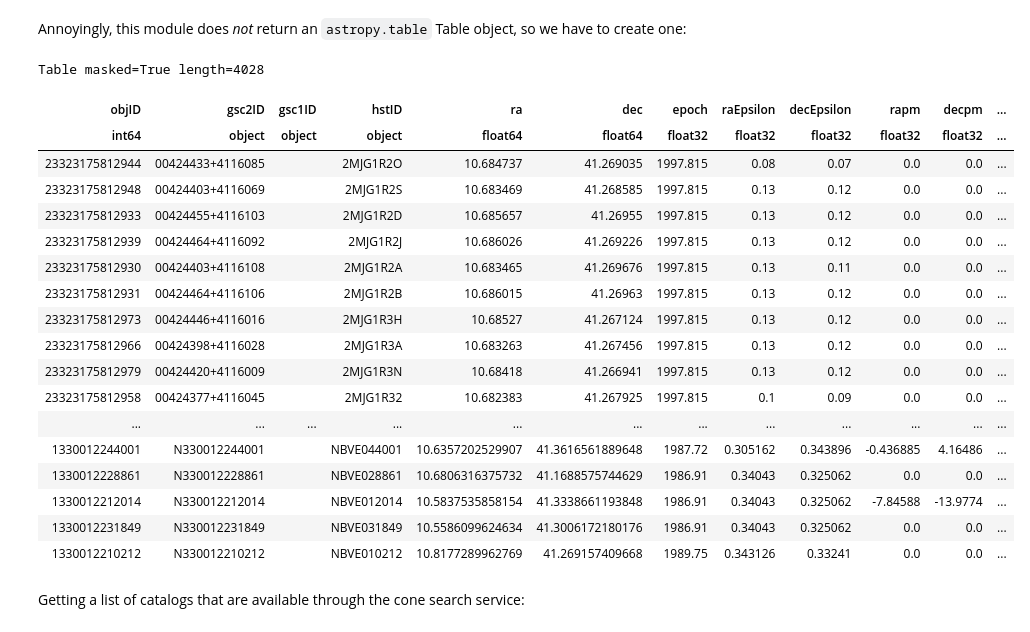
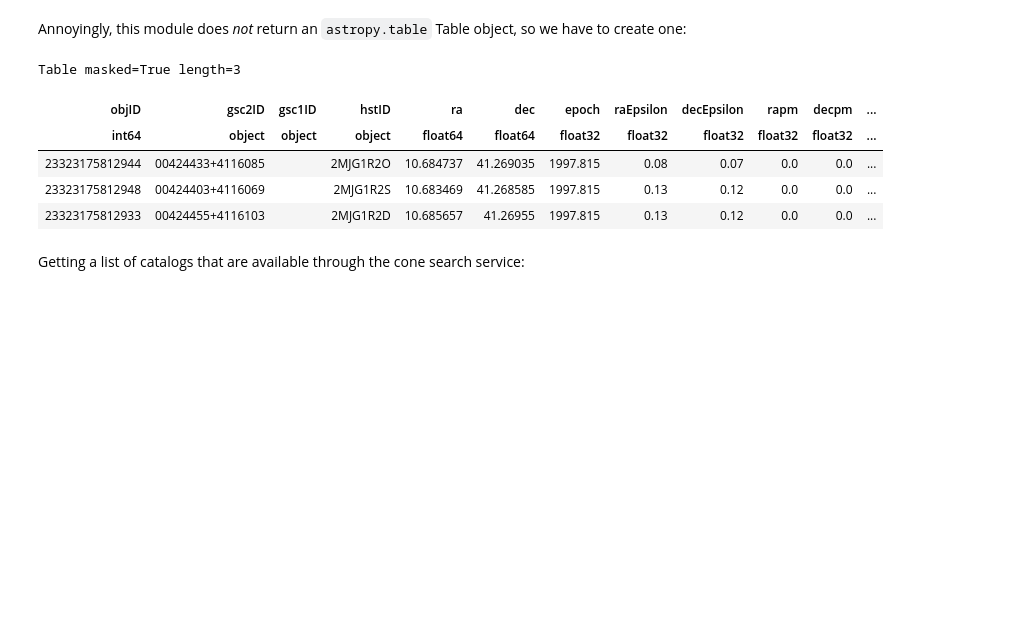
Before and after one commit to connolly/A302_2019, a Jupyter notebook: lectures/lecture-10-remote-queries/lecture-10-remote-queries.ipynb, the cells around one changed output. Saved outputs shown, nothing was run; the diff lists cells and outputs as text; code cells hidden in the pictures; blank space fills up the shorter version.

```diff
--- a/lectures/lecture-10-remote-queries/lecture-10-remote-queries.ipynb
+++ b/lectures/lecture-10-remote-queries/lecture-10-remote-queries.ipynb
@@ -551,27 +582,14 @@ result
 Annoyingly, this module does _not_ return an `astropy.table` Table object, so we have to create one:
 # %%
 from astropy.table import Table
-Table(result.array)
+Table(result.array)[:3]
 # %% [output]
-Table masked=True length=4028
+Table masked=True length=3
 | objID | gsc2ID | gsc1ID | hstID | ra | dec | epoch | raEpsilon | decEpsilon | rapm | decpm | ... |
 | int64 | object | object | object | float64 | float64 | float32 | float32 | float32 | float32 | float32 | ... |
 | 23323175812944 | 00424433+4116085 |  | 2MJG1R2O | 10.684737 | 41.269035 | 1997.815 | 0.08 | 0.07 | 0.0 | 0.0 | ... |
 | 23323175812948 | 00424403+4116069 |  | 2MJG1R2S | 10.683469 | 41.268585 | 1997.815 | 0.13 | 0.12 | 0.0 | 0.0 | ... |
 | 23323175812933 | 00424455+4116103 |  | 2MJG1R2D | 10.685657 | 41.26955 | 1997.815 | 0.13 | 0.12 | 0.0 | 0.0 | ... |
-| 23323175812939 | 00424464+4116092 |  | 2MJG1R2J | 10.686026 | 41.269226 | 1997.815 | 0.13 | 0.12 | 0.0 | 0.0 | ... |
-| 23323175812930 | 00424403+4116108 |  | 2MJG1R2A | 10.683465 | 41.269676 | 1997.815 | 0.13 | 0.11 | 0.0 | 0.0 | ... |
-| 23323175812931 | 00424464+4116106 |  | 2MJG1R2B | 10.686015 | 41.26963 | 1997.815 | 0.13 | 0.12 | 0.0 | 0.0 | ... |
-| 23323175812973 | 00424446+4116016 |  | 2MJG1R3H | 10.68527 | 41.267124 | 1997.815 | 0.13 | 0.12 | 0.0 | 0.0 | ... |
-| 23323175812966 | 00424398+4116028 |  | 2MJG1R3A | 10.683263 | 41.267456 | 1997.815 | 0.13 | 0.12 | 0.0 | 0.0 | ... |
-| 23323175812979 | 00424420+4116009 |  | 2MJG1R3N | 10.68418 | 41.266941 | 1997.815 | 0.13 | 0.12 | 0.0 | 0.0 | ... |
-| 23323175812958 | 00424377+4116045 |  | 2MJG1R32 | 10.682383 | 41.267925 | 1997.815 | 0.1 | 0.09 | 0.0 | 0.0 | ... |
-| ... | ... | ... | ... | ... | ... | ... | ... | ... | ... | ... | ... |
-| 1330012244001 | N330012244001 |  | NBVE044001 | 10.6357202529907 | 41.3616561889648 | 1987.72 | 0.305162 | 0.343896 | -0.436885 | 4.16486 | ... |
-| 1330012228861 | N330012228861 |  | NBVE028861 | 10.6806316375732 | 41.1688575744629 | 1986.91 | 0.34043 | 0.325062 | 0.0 | 0.0 | ... |
-| 1330012212014 | N330012212014 |  | NBVE012014 | 10.5837535858154 | 41.3338661193848 | 1986.91 | 0.34043 | 0.325062 | -7.84588 | -13.9774 | ... |
-| 1330012231849 | N330012231849 |  | NBVE031849 | 10.5586099624634 | 41.3006172180176 | 1986.91 | 0.34043 | 0.325062 | 0.0 | 0.0 | ... |
-| 1330012210212 | N330012210212 |  | NBVE010212 | 10.8177289962769 | 41.269157409668 | 1989.75 | 0.343126 | 0.33241 | 0.0 | 0.0 | ... |
 # %% [markdown]
 Getting a list of catalogs that are available through the cone search service:
 # %%
```
Also changed, not shown: parts of 22 cells of this notebook, 1 other file.
